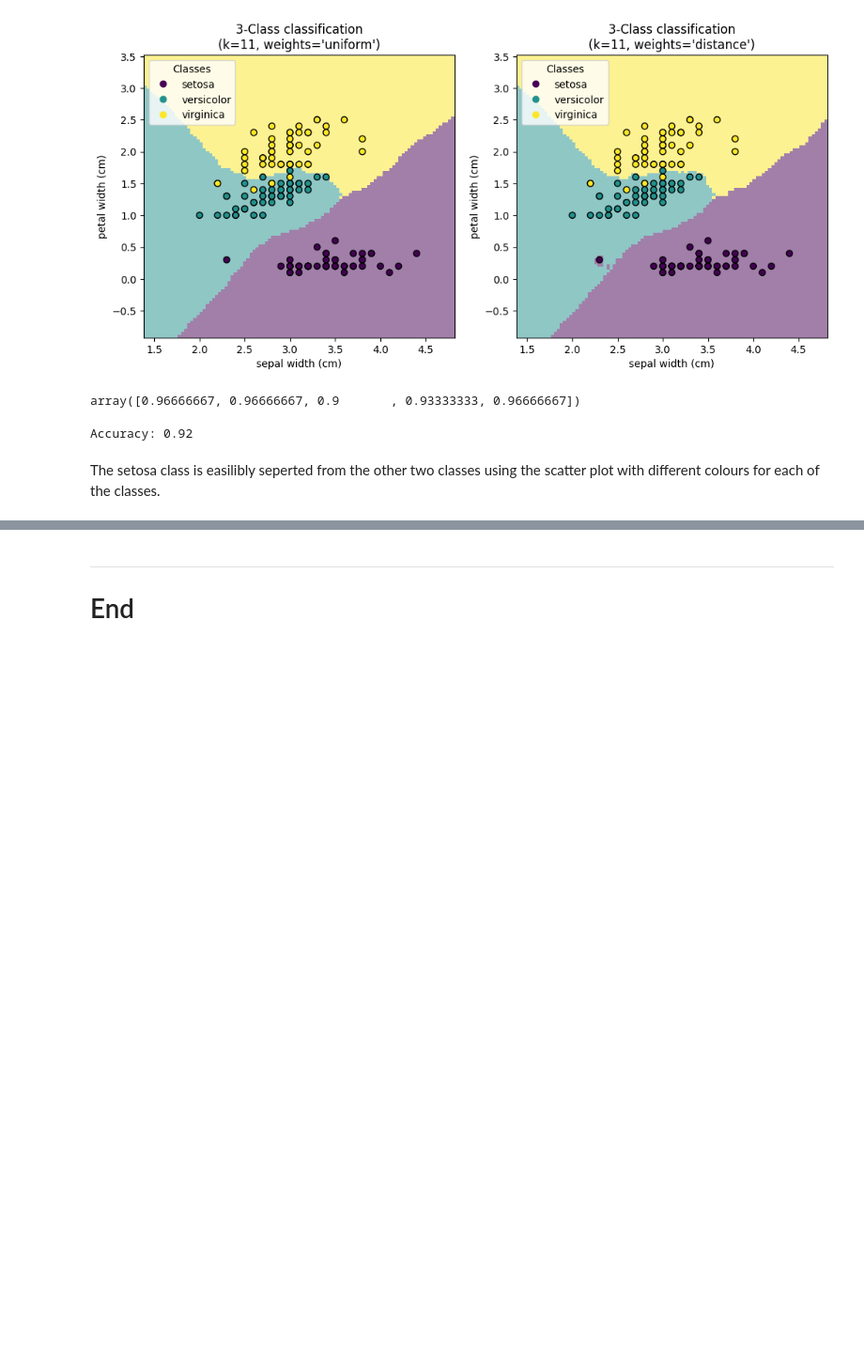
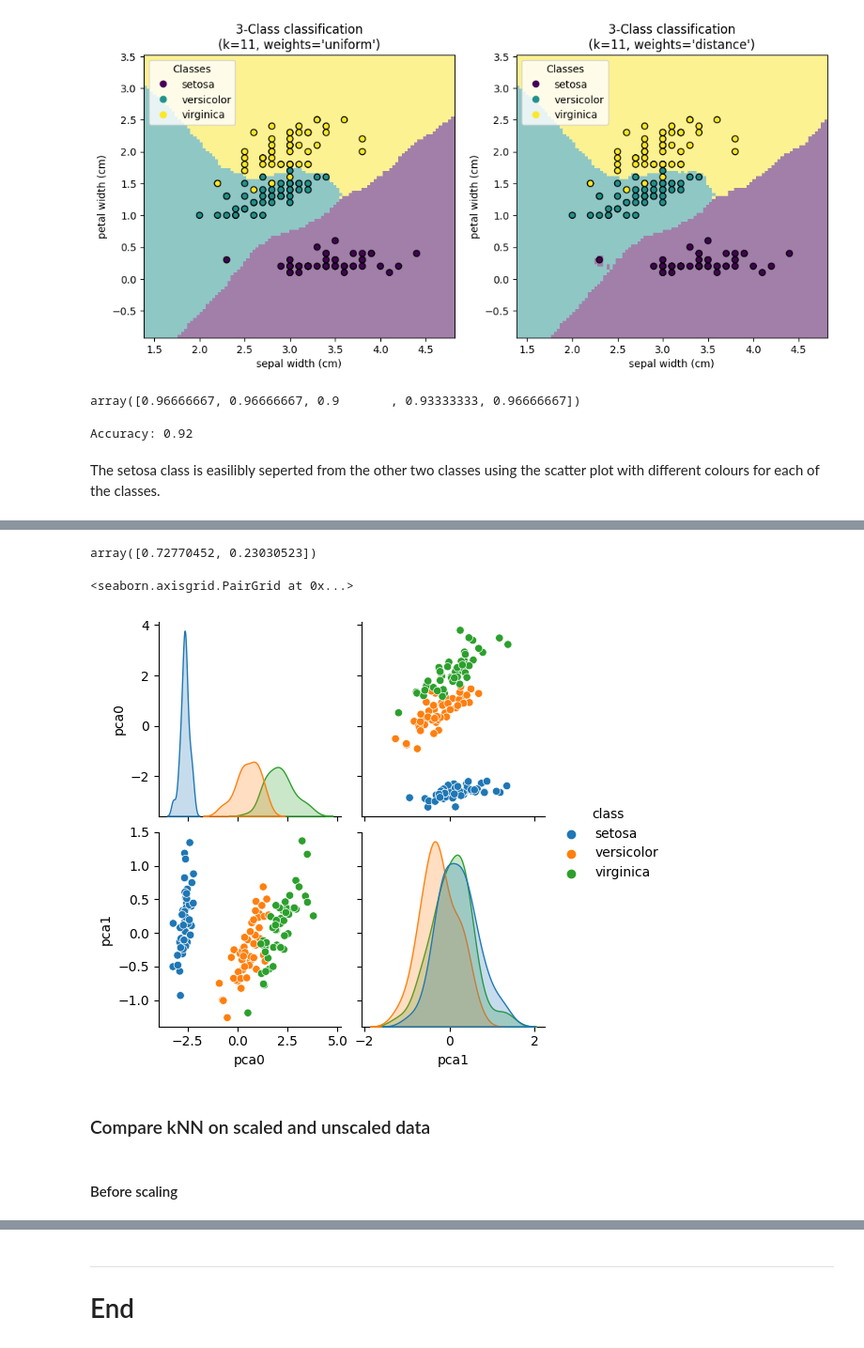
Before and after one commit to emma2d/machinelearning, a Jupyter notebook: tasks.ipynb, the cells around one changed output, grey strips where cells are left out. Shown at 94% size. Cells and saved outputs as stored; diff of their text form; code cells hidden in the pictures; blank space fills up the shorter version.

```diff
--- a/tasks.ipynb
+++ b/tasks.ipynb
@@ -567,0 +832,19 @@ sns.pairplot(iris_data, hue = 'class', palette = 'Dark2')
+# %%
+# Create a new PCA instance.
+pca = dec.PCA(n_components=2)
+
+# Fit the scaled data.
+pca.fit(df_iris_trans)
+
+# Transform.
+X_trans_pca = pca.transform(df_iris_trans)
+
+# Original classifications.
+df_trans_pca = pd.DataFrame(iris_data[['class']])
+
+# Incorporate our PCA variables.
+df_trans_pca['pca0'] = iris_pca[:, 0]
+df_trans_pca['pca1'] = iris_pca[:, 1]
+
+# Show.
+df_trans_pca
@@ -567,0 +865,15 @@ sns.pairplot(iris_data, hue = 'class', palette = 'Dark2')
+# %%
+# Look at the variance.
+pca.explained_variance_ratio_
+# %% [output]
+array([0.72770452, 0.23030523])
+# %%
+# Pair plot.
+sns.pairplot(df_trans_pca, hue='class')
+# %% [output]
+<seaborn.axisgrid.PairGrid at 0x...>
+[figure, added]
+# %% [markdown]
+### Compare kNN on scaled and unscaled data
+# %% [markdown]
+#### Before scaling
```
Also changed, not shown: parts of 42 cells of this notebook.
